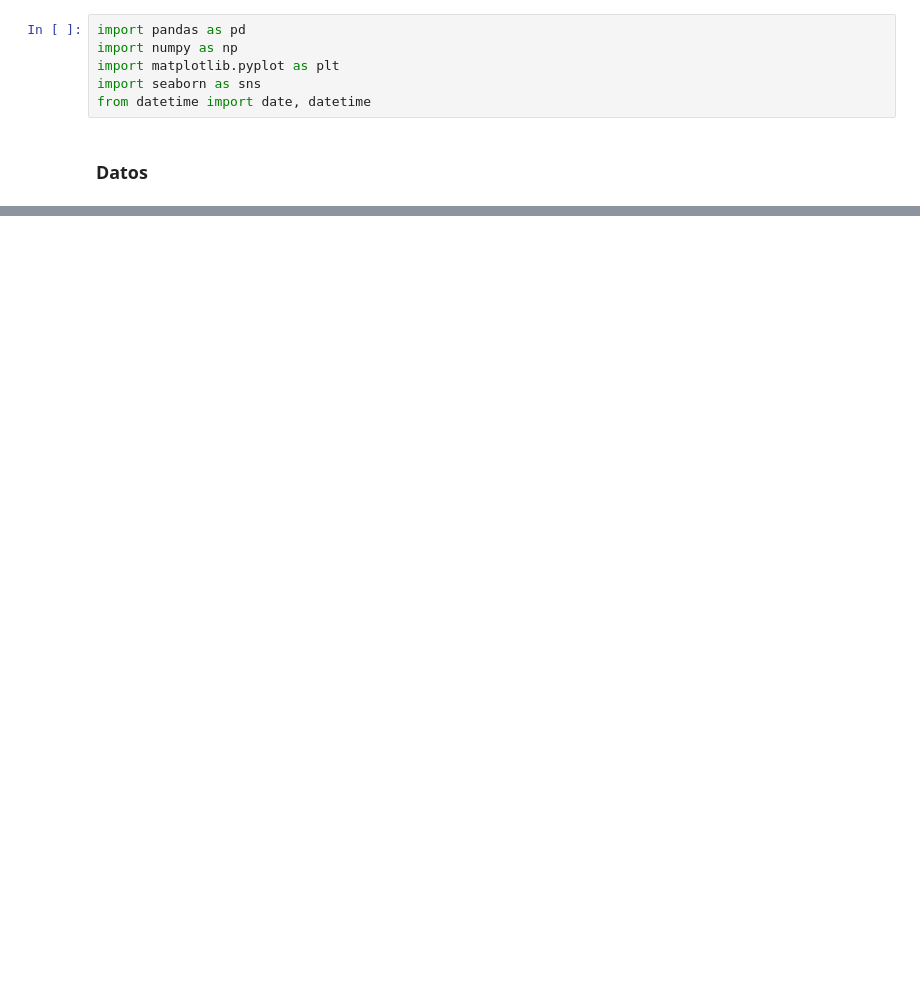
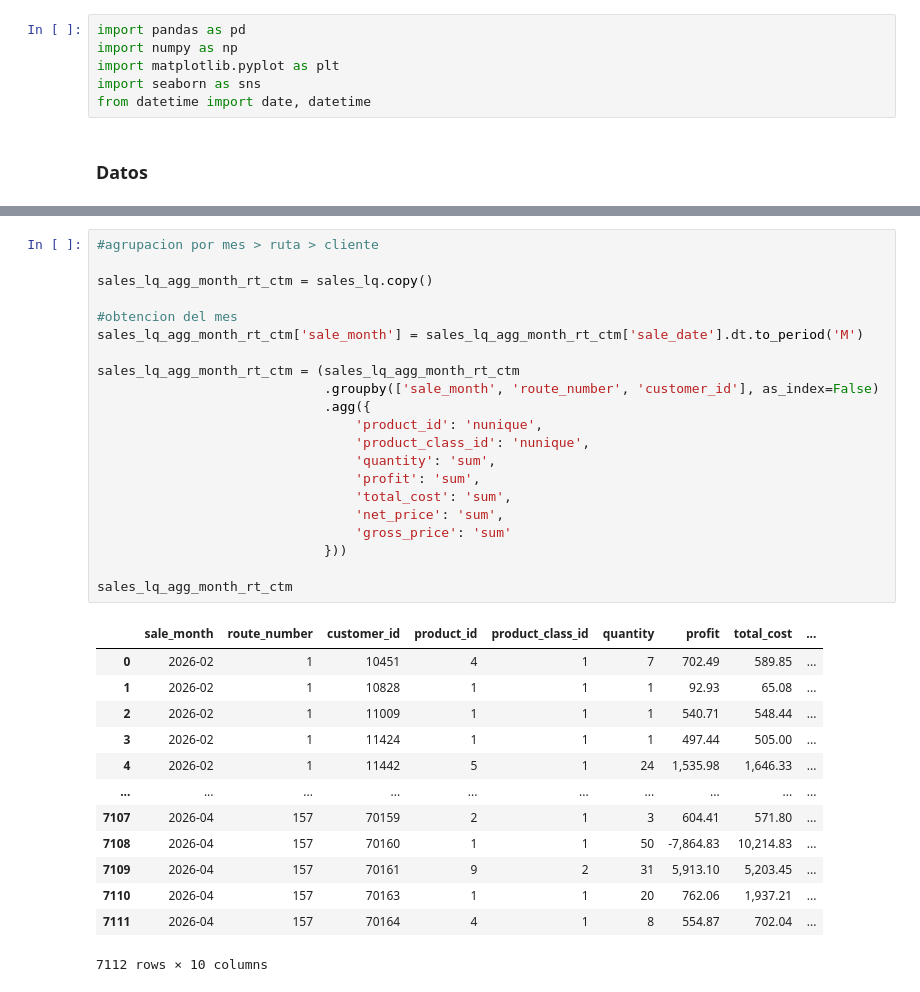
Before and after one commit to angelemmavelasco/kpis-para-creacion-de-estrategia-comercial, a Jupyter notebook: notebooks/main.ipynb, the cells around one changed output, grey strips where cells are left out. Cells and saved outputs as stored; diff of their text form; blank space fills up the shorter version.

```diff
--- a/notebooks/main.ipynb
+++ b/notebooks/main.ipynb
@@ -239,0 +143,35 @@ routes_dict['gdl']
+# %%
+#agrupacion por mes > ruta > cliente
+
+sales_lq_agg_month_rt_ctm = sales_lq.copy()
+
+#obtencion del mes
+sales_lq_agg_month_rt_ctm['sale_month'] = sales_lq_agg_month_rt_ctm['sale_date'].dt.to_period('M')
+
+sales_lq_agg_month_rt_ctm = (sales_lq_agg_month_rt_ctm
+                             .groupby(['sale_month', 'route_number', 'customer_id'], as_index=False)
+                             .agg({
+                                 'product_id': 'nunique',
+                                 'product_class_id': 'nunique',
+                                 'quantity': 'sum',
+                                 'profit': 'sum',
+                                 'total_cost': 'sum',
+                                 'net_price': 'sum',
+                                 'gross_price': 'sum'
+                             }))
+
+sales_lq_agg_month_rt_ctm
+# %% [output]
+|  | sale_month | route_number | customer_id | product_id | product_class_id | quantity | profit | total_cost | ... |
+| 0 | 2026-02 | 1 | 10451 | 4 | 1 | 7 | 702.49 | 589.85 | ... |
+| 1 | 2026-02 | 1 | 10828 | 1 | 1 | 1 | 92.93 | 65.08 | ... |
+| 2 | 2026-02 | 1 | 11009 | 1 | 1 | 1 | 540.71 | 548.44 | ... |
+| 3 | 2026-02 | 1 | 11424 | 1 | 1 | 1 | 497.44 | 505.00 | ... |
+| 4 | 2026-02 | 1 | 11442 | 5 | 1 | 24 | 1,535.98 | 1,646.33 | ... |
+| ... | ... | ... | ... | ... | ... | ... | ... | ... | ... |
+| 7107 | 2026-04 | 157 | 70159 | 2 | 1 | 3 | 604.41 | 571.80 | ... |
+| 7108 | 2026-04 | 157 | 70160 | 1 | 1 | 50 | -7,864.83 | 10,214.83 | ... |
+| 7109 | 2026-04 | 157 | 70161 | 9 | 2 | 31 | 5,913.10 | 5,203.45 | ... |
+| 7110 | 2026-04 | 157 | 70163 | 1 | 1 | 20 | 762.06 | 1,937.21 | ... |
+| 7111 | 2026-04 | 157 | 70164 | 4 | 1 | 8 | 554.87 | 702.04 | ... |
+7112 rows × 10 columns
```
Also changed, not shown: parts of 23 cells of this notebook, 6 other files.
